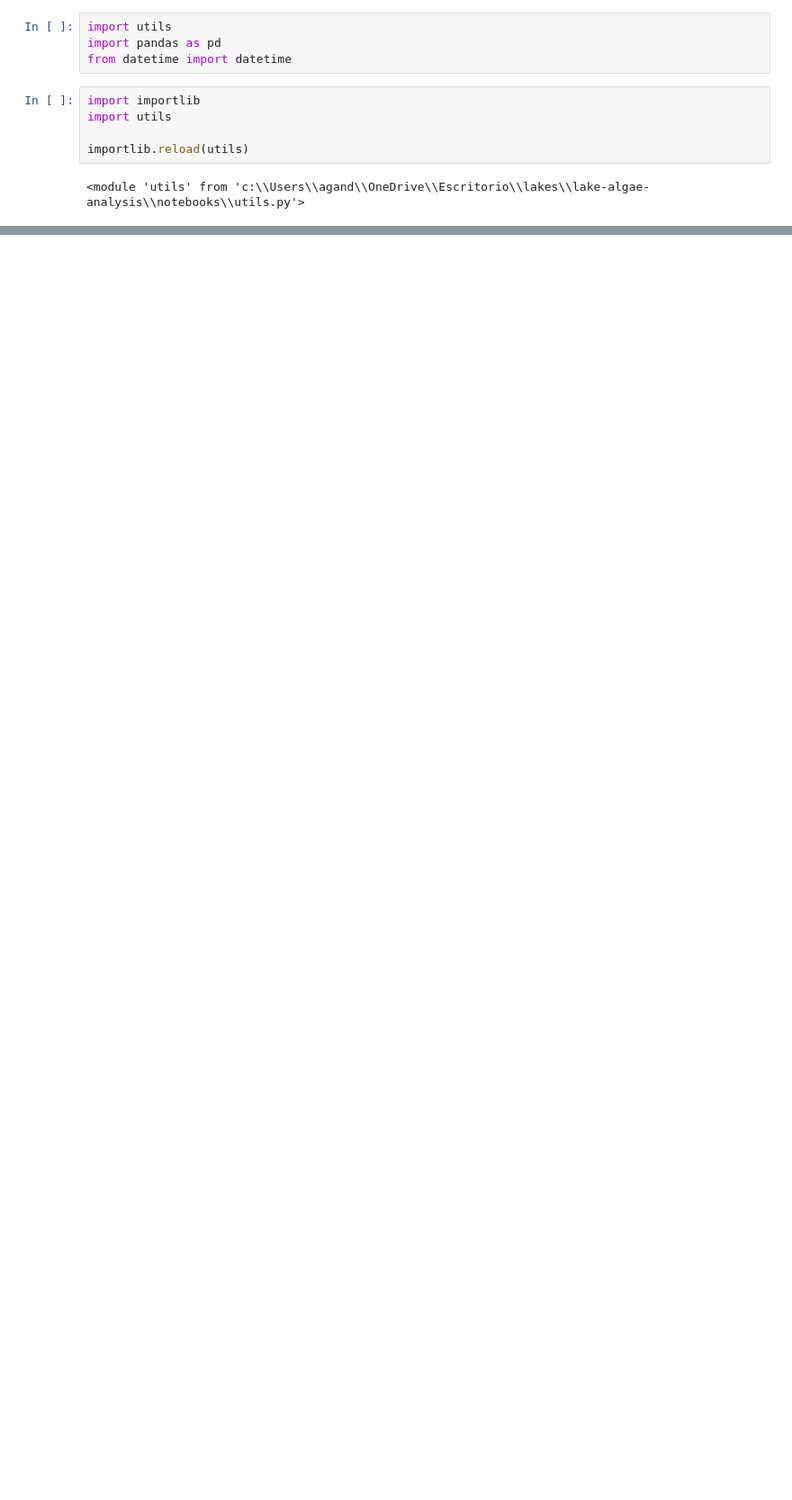
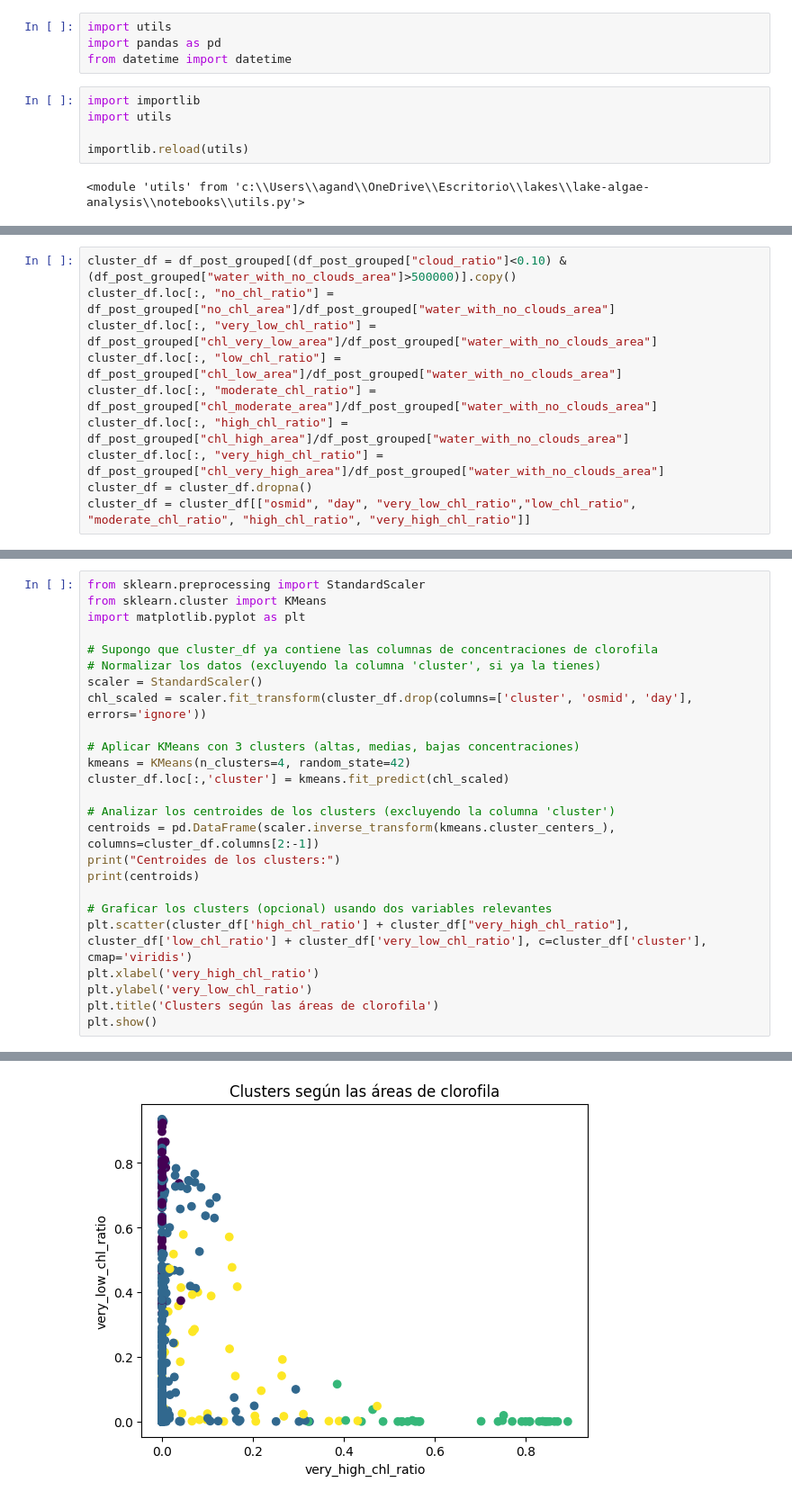
Before and after one commit to Davidmates1/lake_analytics, a Jupyter notebook: notebooks/clasification.ipynb, the cells around one changed output, grey strips where cells are left out. Shown at 90% size. Drawn from its saved outputs; the diff is of its cells as text; blank space fills up the shorter version.

```diff
--- a/notebooks/clasification.ipynb
+++ b/notebooks/clasification.ipynb
@@ -278,0 +108,10 @@ Counter({(0, 0, 0): 62049,
+# %%
+cluster_df = df_post_grouped[(df_post_grouped["cloud_ratio"]<0.10) & (df_post_grouped["water_with_no_clouds_area"]>500000)].copy()
+cluster_df.loc[:, "no_chl_ratio"] = df_post_grouped["no_chl_area"]/df_post_grouped["water_with_no_clouds_area"]
+cluster_df.loc[:, "very_low_chl_ratio"] = df_post_grouped["chl_very_low_area"]/df_post_grouped["water_with_no_clouds_area"]
+cluster_df.loc[:, "low_chl_ratio"] = df_post_grouped["chl_low_area"]/df_post_grouped["water_with_no_clouds_area"]
+cluster_df.loc[:, "moderate_chl_ratio"] = df_post_grouped["chl_moderate_area"]/df_post_grouped["water_with_no_clouds_area"]
+cluster_df.loc[:, "high_chl_ratio"] = df_post_grouped["chl_high_area"]/df_post_grouped["water_with_no_clouds_area"]
+cluster_df.loc[:, "very_high_chl_ratio"] = df_post_grouped["chl_very_high_area"]/df_post_grouped["water_with_no_clouds_area"]
+cluster_df = cluster_df.dropna()
+cluster_df = cluster_df[["osmid", "day", "very_low_chl_ratio","low_chl_ratio", "moderate_chl_ratio", "high_chl_ratio", "very_high_chl_ratio"]]
@@ -278,0 +134,26 @@ Counter({(0, 0, 0): 62049,
+# %%
+from sklearn.preprocessing import StandardScaler
+from sklearn.cluster import KMeans
+import matplotlib.pyplot as plt
+
+# Supongo que cluster_df ya contiene las columnas de concentraciones de clorofila
+# Normalizar los datos (excluyendo la columna 'cluster', si ya la tienes)
+scaler = StandardScaler()
+chl_scaled = scaler.fit_transform(cluster_df.drop(columns=['cluster', 'osmid', 'day'], errors='ignore'))
+
+# Aplicar KMeans con 3 clusters (altas, medias, bajas concentraciones)
+kmeans = KMeans(n_clusters=4, random_state=42)
+cluster_df.loc[:,'cluster'] = kmeans.fit_predict(chl_scaled)
+
+# Analizar los centroides de los clusters (excluyendo la columna 'cluster')
+centroids = pd.DataFrame(scaler.inverse_transform(kmeans.cluster_centers_), columns=cluster_df.columns[2:-1])
+print("Centroides de los clusters:")
+print(centroids)
+
+# Graficar los clusters (opcional) usando dos variables relevantes
+plt.scatter(cluster_df['high_chl_ratio'] + cluster_df["very_high_chl_ratio"], cluster_df['low_chl_ratio'] + cluster_df['very_low_chl_ratio'], c=cluster_df['cluster'], cmap='viridis')
+plt.xlabel('very_high_chl_ratio')
+plt.ylabel('very_low_chl_ratio')
+plt.title('Clusters según las áreas de clorofila')
+plt.show()
+# %% [output]
@@ -278,0 +172 @@ Counter({(0, 0, 0): 62049,
+[figure, added]
```
Also changed, not shown: parts of 47 cells of this notebook, 4 other files.
